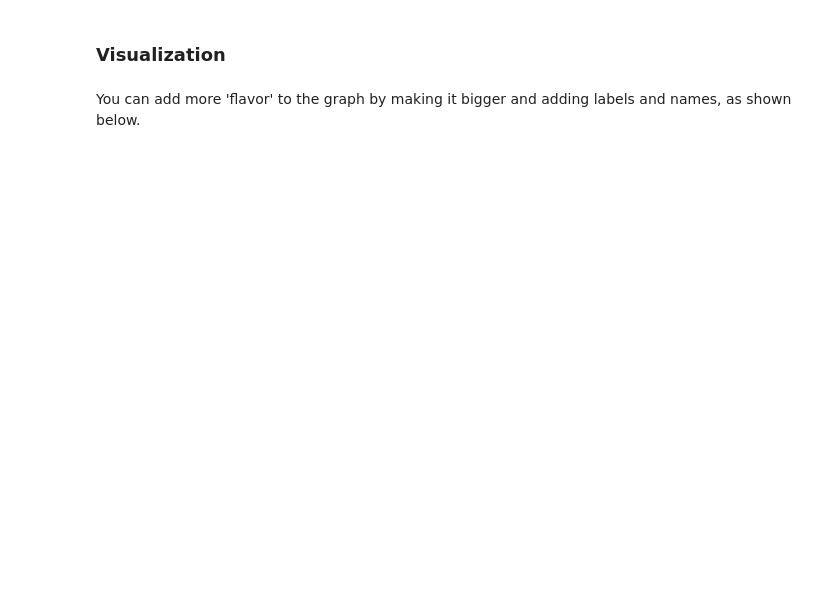
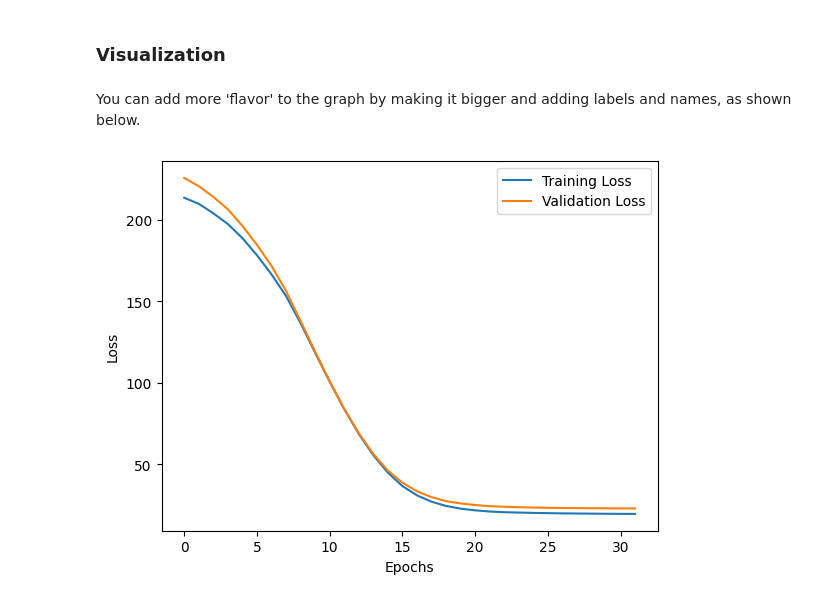
Before and after one commit to fabjenny13/Simple-Keras-ANN, a Jupyter notebook: 04_07_begin.ipynb, the cells around one changed output. Saved outputs shown, nothing was run; the diff lists cells and outputs as text; code cells hidden in the pictures; blank space fills up the shorter version.

Commit message:
evaluated model, made some changes to data split

```diff
--- a/04_07_begin.ipynb
+++ b/04_07_begin.ipynb
@@ -170,7 +170,7 @@ By default - It splits the given data into 75-25 ratio
 from sklearn.model_selection import train_test_split
 
 # Split up the data into a training set
-X_train, X_test, y_train, y_test = train_test_split(normalized_feature, y, test_size=0.4, random_state=101)
+X_train, X_test, y_train, y_test = train_test_split(normalized_feature, y, test_size=0.2, random_state=101)
 # %%
 print(X_train.shape,X_test.shape, y_train.shape, y_test.shape )
 # %% [output]
@@ -190,6 +190,6 @@ model.add(Dense(1)) #output layer, linear activation
 model.compile(optimizer = 'adam', loss = 'mse', metrics = ['mse'])
 
 # Fit the Model
-model.fit(X_train, y_train, validation_data = [X_test, y_test], epochs = 32)
+results = model.fit(X_train, y_train, validation_data = [X_test, y_test], epochs = 32)
 # %% [output]
 Epoch 1/32
@@ -216,3 +227,11 @@ Epoch 32/32
 You can add more 'flavor' to the graph by making it bigger and adding labels and names, as shown below.
 # %%
 ## Plot a graph of model loss # show the graph of model loss in trainig and validation
+plt.plot(results.history['loss'])
+plt.plot(results.history['val_loss'])
+plt.xlabel("Epochs")
+plt.ylabel("Loss")
+plt.legend(['Training Loss', 'Validation Loss'])
+plt.show()
+# %% [output]
+[figure, added]
```
Also changed, not shown: parts of 3 cells of this notebook.
